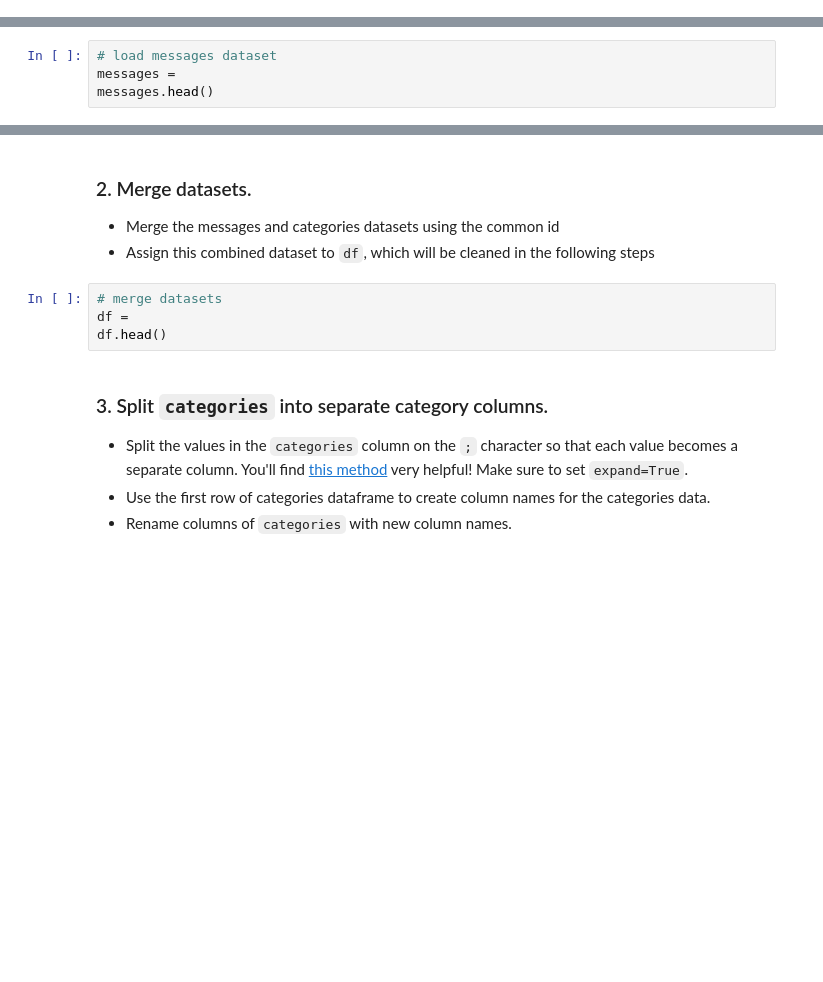
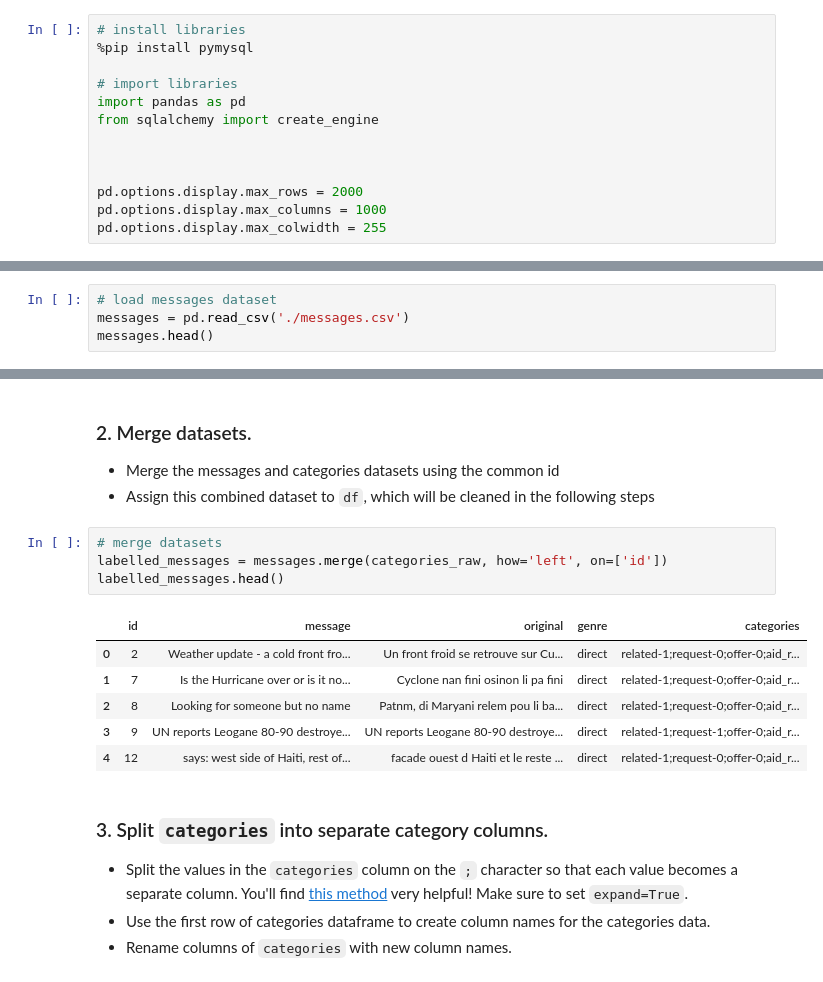
Before and after one commit to kylezeeuwen/ds-disaster-response-pipeline, a Jupyter notebook: notebook/ETL Pipeline Preparation.ipynb, the cells around one changed output, grey strips where cells are left out. Cells and saved outputs as stored; diff of their text form; blank space fills up the shorter version.

```diff
--- a/notebook/ETL Pipeline Preparation.ipynb
+++ b/notebook/ETL Pipeline Preparation.ipynb
@@ -9,0 +8,13 @@ Follow the instructions below to help you create your ETL pipeline.
+# %%
+# install libraries
+%pip install pymysql
+
+# import libraries
+import pandas as pd
+from sqlalchemy import create_engine
+
+
+
+pd.options.display.max_rows = 2000
+pd.options.display.max_columns = 1000
+pd.options.display.max_colwidth = 255
@@ -10,4 +27,4 @@ Follow the instructions below to help you create your ETL pipeline.
 # %%
 # load messages dataset
-messages =
+messages = pd.read_csv('./messages.csv')
 messages.head()
@@ -19,10 +50,17 @@ categories.head()
 ### 2. Merge datasets.
 - Merge the messages and categories datasets using the common id
 - Assign this combined dataset to `df`, which will be cleaned in the following steps
-# %%
-# merge datasets
-df =
-df.head()
+# %%
+# merge datasets
+labelled_messages = messages.merge(categories_raw, how='left', on=['id'])
+labelled_messages.head()
+# %% [output]
+|  | id | message | original | genre | categories |
+| 0 | 2 | Weather update - a cold front fro... | Un front froid se retrouve sur Cu... | direct | related-1;request-0;offer-0;aid_r... |
+| 1 | 7 | Is the Hurricane over or is it no... | Cyclone nan fini osinon li pa fini | direct | related-1;request-0;offer-0;aid_r... |
+| 2 | 8 | Looking for someone but no name | Patnm, di Maryani relem pou li ba... | direct | related-1;request-0;offer-0;aid_r... |
+| 3 | 9 | UN reports Leogane 80-90 destroye... | UN reports Leogane 80-90 destroye... | direct | related-1;request-1;offer-0;aid_r... |
+| 4 | 12 | says: west side of Haiti, rest of... | facade ouest d Haiti et le reste ... | direct | related-1;request-0;offer-0;aid_r... |
 # %% [markdown]
 ### 3. Split `categories` into separate category columns.
 - Split the values in the `categories` column on the `;` character so that each value becomes a separate column. You'll find [this method](https://pandas.pydata.org/pandas-docs/version/0.23/generated/pandas.Series.str.split.html) very helpful! Make sure to set `expand=True`.
```
Also changed, not shown: parts of 18 cells of this notebook, 1 other file.
